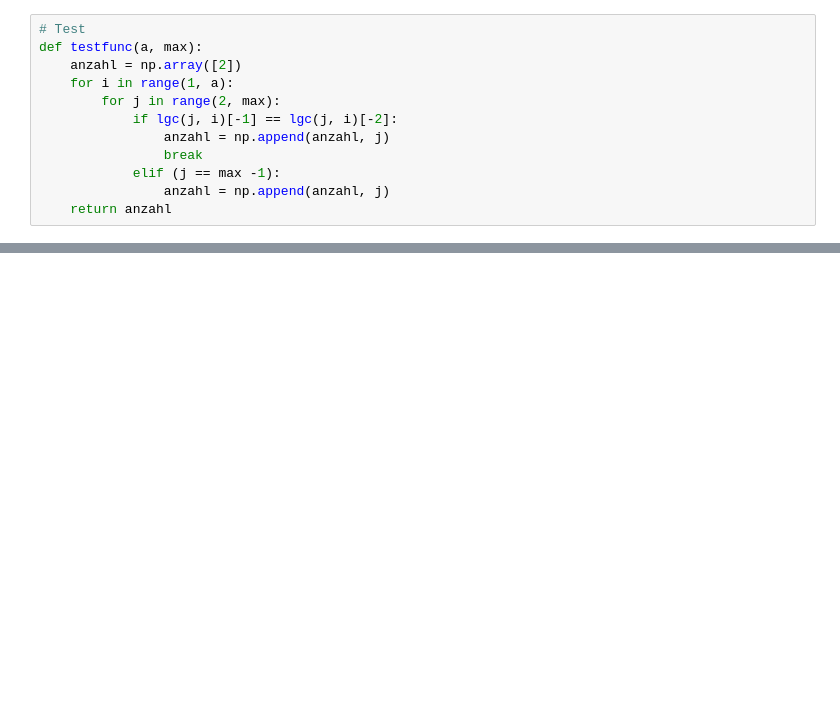
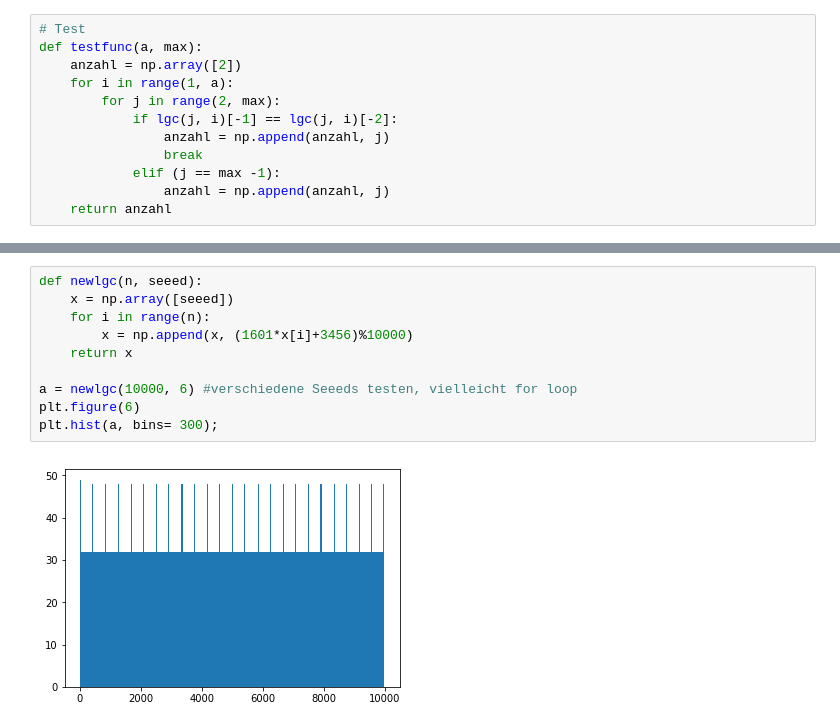
Before and after one commit to jpwgnr/SMD_Abgaben, a Jupyter notebook: Blatt3_Schubert_Herdieckerhoff_Overhoff/Blatt3.ipynb, the cells around one changed output, grey strips where cells are left out. Drawn from its saved outputs; the diff is of its cells as text; blank space fills up the shorter version.

```diff
--- a/Blatt3_Schubert_Herdieckerhoff_Overhoff/Blatt3.ipynb
+++ b/Blatt3_Schubert_Herdieckerhoff_Overhoff/Blatt3.ipynb
@@ -61,0 +89,12 @@ None
+# %%
+def newlgc(n, seeed):
+    x = np.array([seeed])
+    for i in range(n):
+        x = np.append(x, (1601*x[i]+3456)%10000)
+    return x
+
+a = newlgc(10000, 6) #verschiedene Seeeds testen, vielleicht for loop
+plt.figure(6)
+plt.hist(a, bins= 300);
+# %% [output]
+[figure, added]
```
Also changed, not shown: parts of 11 cells of this notebook.
